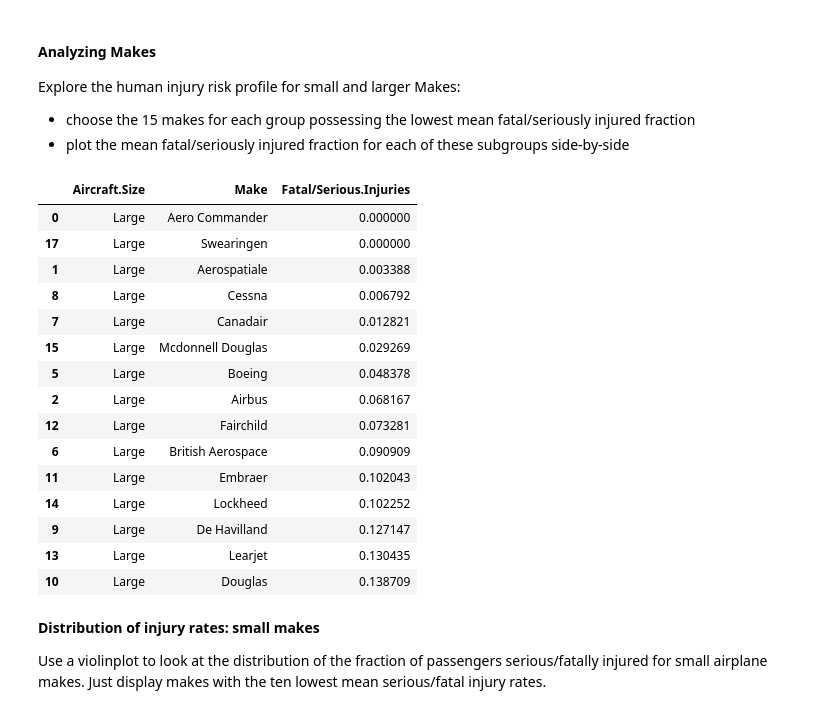
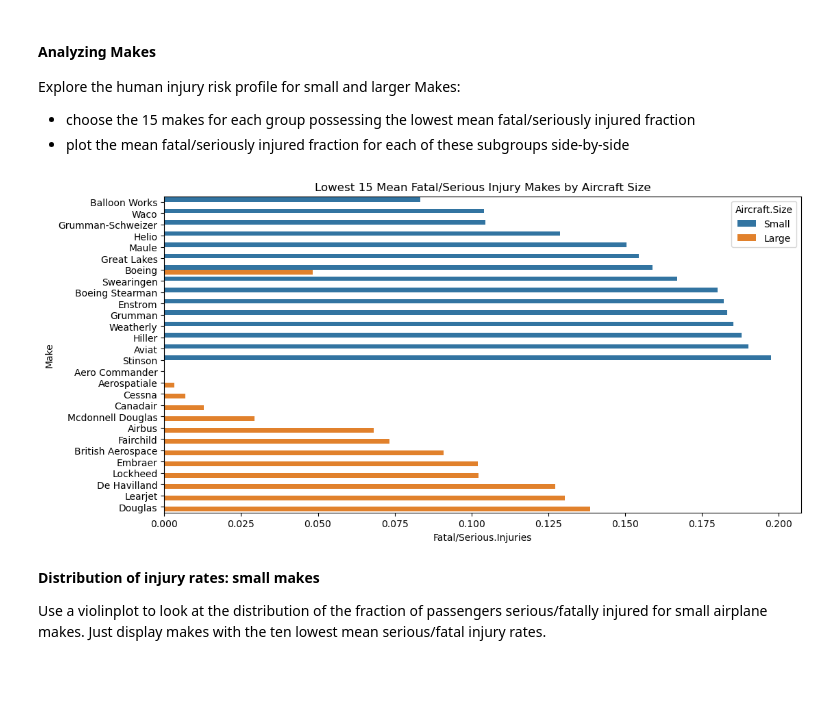
Before and after one commit to flaniyanjr/dsc-course0-m8-lab, a Jupyter notebook: Aviation_Accidents_Data_Analysis.ipynb, the cells around one changed output. Saved outputs shown, nothing was run; the diff lists cells and outputs as text; code cells hidden in the pictures; blank space fills up the shorter version.

```diff
--- a/Aviation_Accidents_Data_Analysis.ipynb
+++ b/Aviation_Accidents_Data_Analysis.ipynb
@@ -62,32 +38,17 @@ Explore the human injury risk profile for small and larger Makes:
 # %%
 make_risk = df.groupby(['Aircraft.Size', 'Make'])['Fatal/Serious.Injuries'].mean()
 make_risk = make_risk.reset_index()
 small_15 = make_risk[make_risk['Aircraft.Size'] == 'Small'].sort_values('Fatal/Serious.Injuries').head(15)
 large_15 = make_risk[make_risk['Aircraft.Size'] == 'Large'].sort_values('Fatal/Serious.Injuries').head(15)
-large_15
-# plot_df = pd.concat([small_15, large_15])
 
-# plt.figure(figsize=(12,6))
-# sns.barplot(data=plot_df, x='Fatal/Serious.Injuries', y='Make', hue='Aircraft.Size')
-# plt.title('Lowest 15 Mean Fatal/Serious Injury Makes by Aircraft Size')
-# plt.show()
+plot_df = pd.concat([small_15, large_15])
+
+plt.figure(figsize=(12,6))
+sns.barplot(data=plot_df, x='Fatal/Serious.Injuries', y='Make', hue='Aircraft.Size')
+plt.title('Lowest 15 Mean Fatal/Serious Injury Makes by Aircraft Size')
+plt.show()
 # %% [output]
-|  | Aircraft.Size | Make | Fatal/Serious.Injuries |
-| 0 | Large | Aero Commander | 0.000000 |
-| 17 | Large | Swearingen | 0.000000 |
-| 1 | Large | Aerospatiale | 0.003388 |
-| 8 | Large | Cessna | 0.006792 |
-| 7 | Large | Canadair | 0.012821 |
-| 15 | Large | Mcdonnell Douglas | 0.029269 |
-| 5 | Large | Boeing | 0.048378 |
-| 2 | Large | Airbus | 0.068167 |
-| 12 | Large | Fairchild | 0.073281 |
-| 6 | Large | British Aerospace | 0.090909 |
-| 11 | Large | Embraer | 0.102043 |
-| 14 | Large | Lockheed | 0.102252 |
-| 9 | Large | De Havilland | 0.127147 |
-| 13 | Large | Learjet | 0.130435 |
-| 10 | Large | Douglas | 0.138709 |
+[figure, added]
 # %% [markdown]
 **Distribution of injury rates: small makes**
 
```
Also changed, not shown: parts of 6 cells of this notebook, 11 other files.
